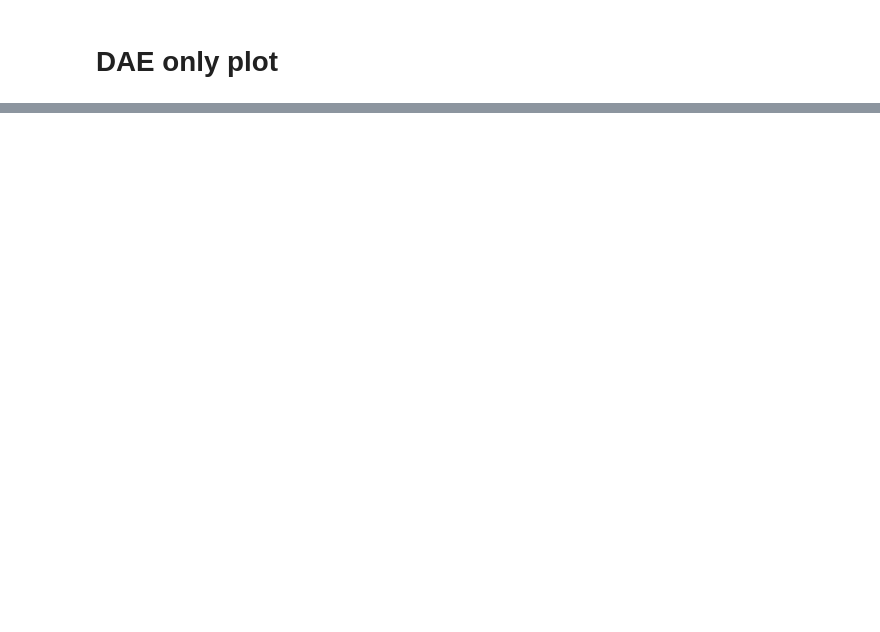
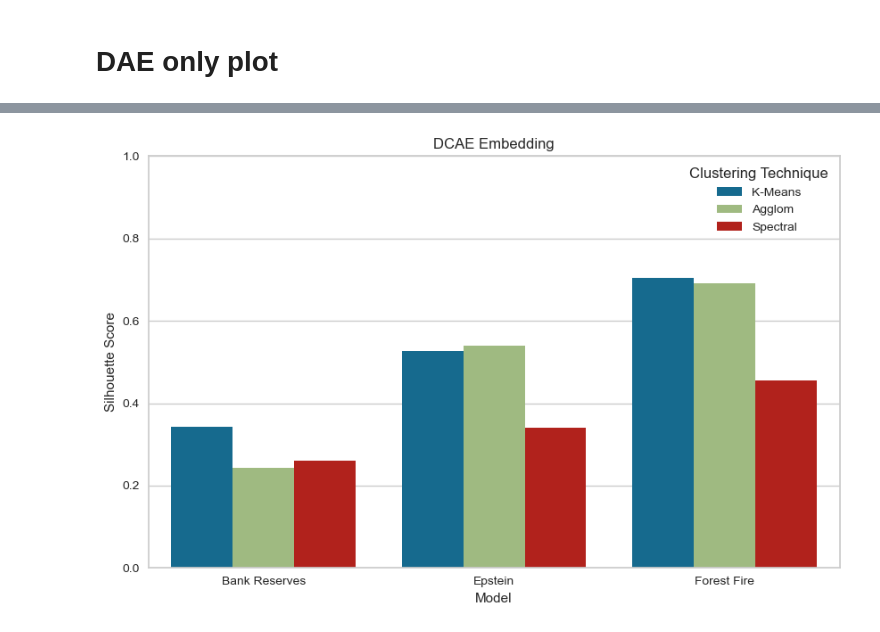
Before and after one commit to MariaElise-T/TS-Clustering, a Jupyter notebook: Dissertation_visualizations-silhouette_euc_embed.ipynb, the cells around one changed output, grey strips where cells are left out. Saved outputs shown, nothing was run; the diff lists cells and outputs as text; code cells hidden in the pictures; blank space fills up the shorter version.

```diff
--- a/Dissertation_visualizations-silhouette_euc_embed.ipynb
+++ b/Dissertation_visualizations-silhouette_euc_embed.ipynb
@@ -260,0 +327,43 @@ plt.show()
+# %%
+label_results = pd.read_csv('bank_reserves_results.csv', index_col=0)
+df = pd.read_csv('extracted_features/bank_reserves_DCAE.csv', header=None)
+br_dcae_kmeans = m.silhouette_score(df, label_results.loc["DCAE_KMeans"].to_numpy(), metric='euclidean')
+br_dcae_agglom = m.silhouette_score(df, label_results.loc["DCAE_Agglom"].to_numpy(), metric='euclidean')
+br_dcae_spectral = m.silhouette_score(df, label_results.loc["DCAE_Spectral"].to_numpy(), metric='euclidean')
+# %%
+label_results = pd.read_csv('epstein_results.csv', index_col=0)
+df = pd.read_csv('extracted_features/epstein_DCAE.csv', header=None)
+ecv_dcae_kmeans = m.silhouette_score(df, label_results.loc["DCAE_KMeans"].to_numpy(), metric='euclidean')
+ecv_dcae_agglom = m.silhouette_score(df, label_results.loc["DCAE_Agglom"].to_numpy(), metric='euclidean')
+ecv_dcae_spectral = m.silhouette_score(df, label_results.loc["DCAE_Spectral"].to_numpy(), metric='euclidean')
+# %%
+label_results = pd.read_csv('forestfire_results.csv', index_col=0)
+df = pd.read_csv('extracted_features/forestfire_DCAE.csv', header=None)
+ff_dcae_kmeans = m.silhouette_score(df, label_results.loc["DCAE_KMeans"].to_numpy(), metric='euclidean')
+ff_dcae_agglom = m.silhouette_score(df, label_results.loc["DCAE_Agglom"].to_numpy(), metric='euclidean')
+ff_dcae_spectral = m.silhouette_score(df, label_results.loc["DCAE_Spectral"].to_numpy(), metric='euclidean')
+# %%
+df_dcae = pd.DataFrame({'Model': ['Bank Reserves', 'Bank Reserves', 'Bank Reserves',
+                                    'Epstein', 'Epstein', 'Epstein',
+                                    'Forest Fire', 'Forest Fire', 'Forest Fire'],
+                        'Clustering': ['K-Means', 'Agglom', 'Spectral',
+                                              'K-Means', 'Agglom', 'Spectral',
+                                              'K-Means', 'Agglom', 'Spectral'],
+                        'Silhouette Score': [br_dcae_kmeans, br_dcae_agglom, br_dcae_spectral,
+                                            ecv_dcae_kmeans, ecv_dcae_agglom, ecv_dcae_spectral,
+                                            ff_dcae_kmeans, ff_dcae_agglom, ff_dcae_spectral]
+                         })
+# %%
+plt.figure(figsize=(10, 6))
+sns.barplot(data=df_dcae, x="Model", y="Silhouette Score", hue="Clustering")
+
+# Customize the plot
+plt.xlabel("Model")
+plt.ylabel("Silhouette Score")
+plt.title("DCAE Embedding")
+plt.legend(title="Clustering Technique")
+plt.ylim(0, 1)
+plt.savefig("dcae_embedding_comp.png", format="png")
+plt.show()
+# %% [output]
+[figure, added]
```
Also changed, not shown: parts of 32 cells of this notebook, 7 other files.
